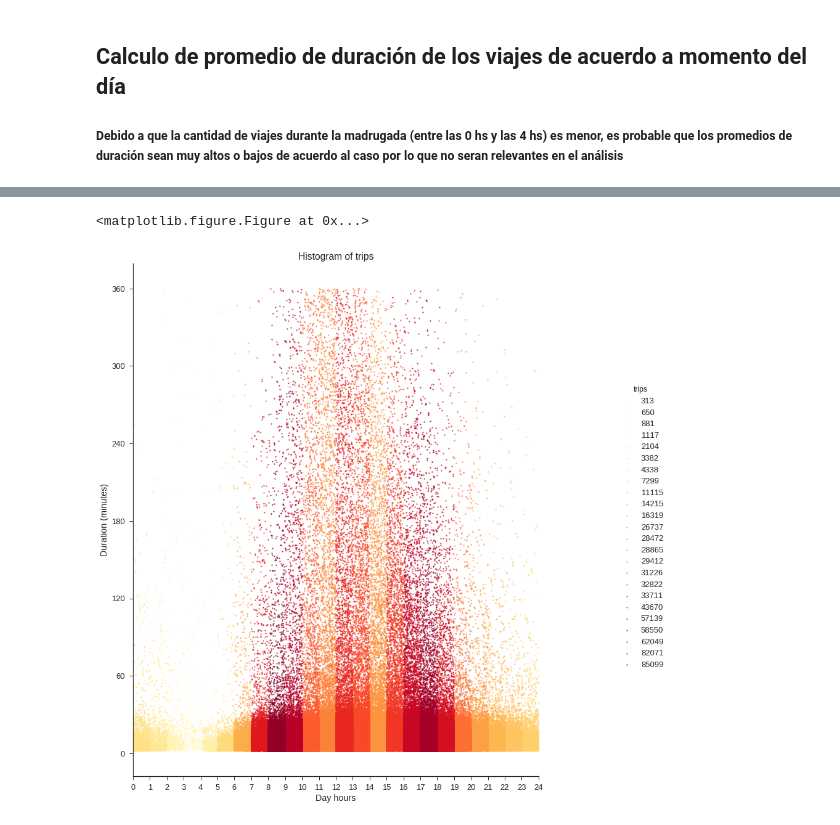
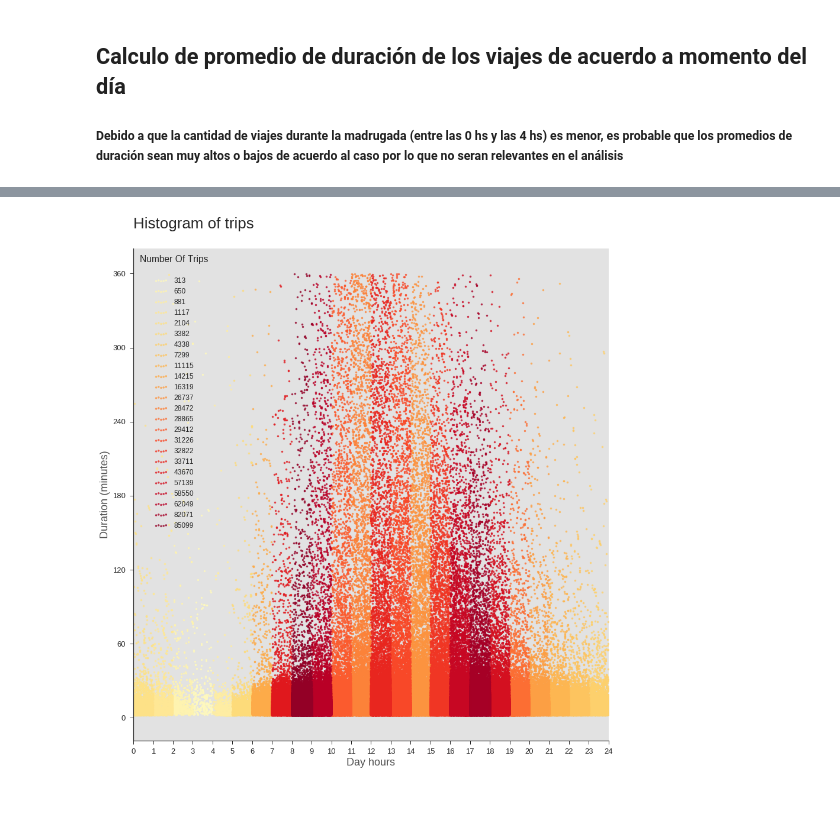
Before and after one commit to fpenovi/SFbikeTravelDuration, a Jupyter notebook: notebooks/03 - TripsDuration_VS_ TimeOfTheDay.ipynb, the cells around one changed output, grey strips where cells are left out. Drawn from its saved outputs; the diff is of its cells as text; code cells hidden in the pictures.

```diff
--- a/notebooks/03 - TripsDuration_VS_ TimeOfTheDay.ipynb
+++ b/notebooks/03 - TripsDuration_VS_ TimeOfTheDay.ipynb
@@ -7,14 +7,14 @@
 # %%
 from root import *
 # %%
-dfTripReduced = dfTrip[['start_date', 'duration']].sort_values(by=['start_date'])
+# ------------------------------------------------------------------------------
+# RECORTO LOS VIAJES MENORES A 2 MINUTOS Y MAYORES A 6 HORAS
+dfTripReduced = dfTrip[(2*60 <= dfTrip.duration) & (dfTrip.duration <= 6*3600)]
+# ------------------------------------------------------------------------------
+
+dfTripReduced = dfTripReduced[['start_date', 'duration']].sort_values(by=['start_date'])
 #Se realiza conversión de segundos a minutos en duración para mayor claridad en los gráficos
 dfTripReduced['duration'] = dfTripReduced['duration'].apply(lambda seconds: float(seconds)/60)
-
-# --------------------------------------------------------------------------------------------------
-# RECORTO LOS VIAJES MENORES A 2 MINUTOS Y MAYORES A 6 HORAS
-dfTripReduced = dfTripReduced[(2 <= dfTripReduced.duration) & (dfTripReduced.duration <= 6*60)]
-# --------------------------------------------------------------------------------------------------
 
 
 dfTripReduced['hour'] = dfTripReduced.apply(lambda row: row.start_date.hour, axis=1)
@@ -115,28 +99,28 @@ plt.show()
 # %%
 #Hago merge para tener los tres ejes: hora, duracion y cantidad de viajes por hora
 dfMerged = dfTripReduced.merge(dfTripsByHour.reset_index(), on='hour')
 dfMerged['floatHour'] = dfMerged.apply(lambda x: x.start_date.hour + float(x.start_date.minute)/60, axis=1)
 
-plt.figure(figsize=(4,4))
-
-sns.set(font_scale=1.30)
-sns.set_style("ticks")
+sns.set_style("ticks", rc={'legend.scatterpoints': 5, 'legend.numpoints': 5})
 
 graf = sns.lmplot(x='floatHour', y='duration',
            data=dfMerged,
            fit_reg=False,
            hue="trips",
            palette="YlOrRd",
-           scatter_kws={"s":5}
+           scatter_kws={"s":12},
+           legend_out=False,
           )
+
+plt.legend(loc='upper left', fontsize=12, title='Number Of Trips\n')
 graf.fig.set_size_inches(15, 15)
-
-plt.title('Histogram of trips')
-plt.xlabel('Day hours')
-plt.ylabel('Duration (minutes)')
+graf.ax.patch.set_facecolor('#d6d6d6')
+graf.ax.patch.set_alpha(0.7)
+plt.title('Histogram of trips\n', fontsize=26, loc='left')
+plt.xlabel('Day hours', fontsize=18, alpha=0.8)
+plt.ylabel('Duration (minutes)', fontsize=18, alpha=0.8)
 #En el eje X se representan las 24 horas del día y en Y rangos de a 60 minutos (1 hora)
 graf.set(xlim=(0, 24), xticks=[x for x in range(25) ], yticks=[i * 60 for i in range(7)])
 plt.show()
 # %% [output]
-<matplotlib.figure.Figure at 0x...>
-[figure, old version]
+[figure, new version]
```
Also changed, not shown: parts of 3 cells of this notebook.
